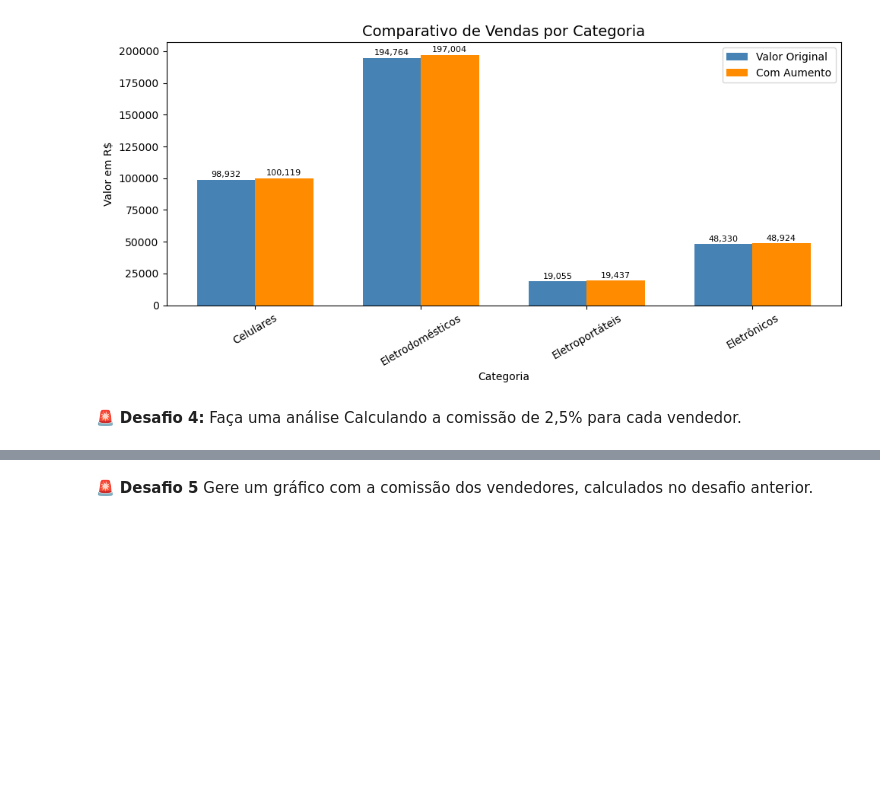
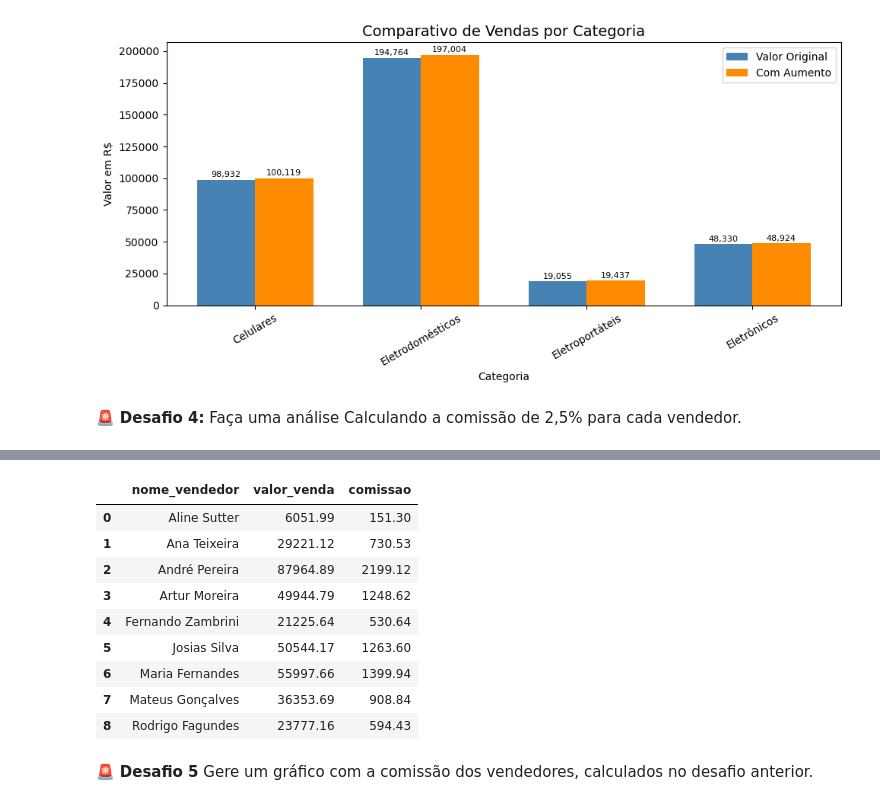
Before and after one commit to renato-albuquerque/python_aula04_digital_college, a Jupyter notebook: notebook_vendas_projeto_xpto_alunos.ipynb, the cells around one changed output, grey strips where cells are left out. Drawn from its saved outputs; the diff is of its cells as text; code cells hidden in the pictures; blank space fills up the shorter version.

```diff
--- a/notebook_vendas_projeto_xpto_alunos.ipynb
+++ b/notebook_vendas_projeto_xpto_alunos.ipynb
@@ -412,2 +427,22 @@ plt.show()
+# %%
+# Agrupar por nome do vendedor e somar as vendas
+df_vendedor = df_merge.groupby('nome_vendedor')[['valor_venda']].sum().reset_index()
+
+# Calcular comissão de 2,5%
+df_vendedor['comissao'] = (df_vendedor['valor_venda'] * 0.025).round(2)
+
+# Exibir resultado
+df_vendedor
+# %% [output]
+|  | nome_vendedor | valor_venda | comissao |
+| 0 | Aline Sutter | 6051.99 | 151.30 |
+| 1 | Ana Teixeira | 29221.12 | 730.53 |
+| 2 | André Pereira | 87964.89 | 2199.12 |
+| 3 | Artur Moreira | 49944.79 | 1248.62 |
+| 4 | Fernando Zambrini | 21225.64 | 530.64 |
+| 5 | Josias Silva | 50544.17 | 1263.60 |
+| 6 | Maria Fernandes | 55997.66 | 1399.94 |
+| 7 | Mateus Gonçalves | 36353.69 | 908.84 |
+| 8 | Rodrigo Fagundes | 23777.16 | 594.43 |
 # %% [markdown]
 🚨 **Desafio 5** Gere um gráfico com a comissão dos vendedores, calculados no desafio anterior.
```
Also changed, not shown: parts of 6 cells of this notebook, 2 other files.
